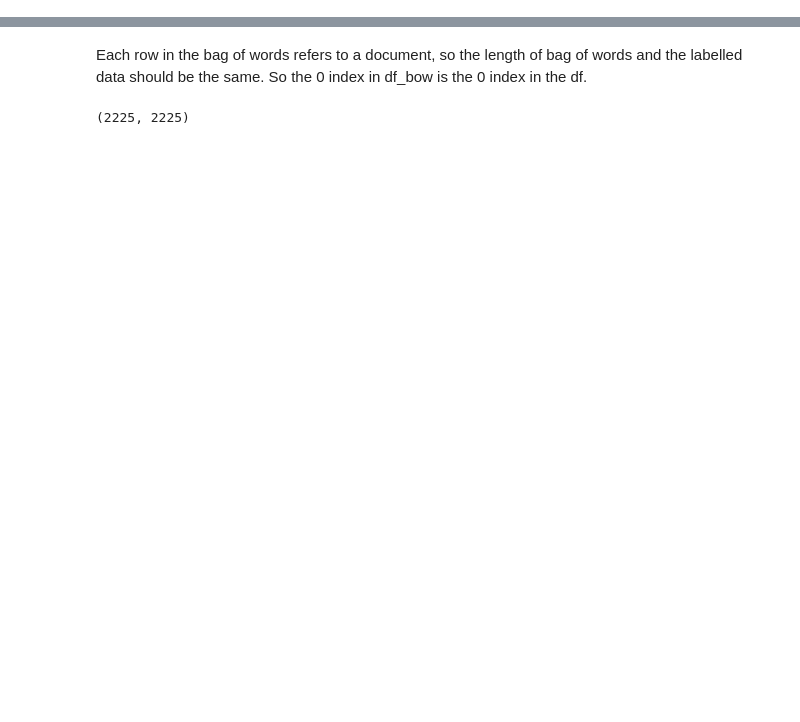
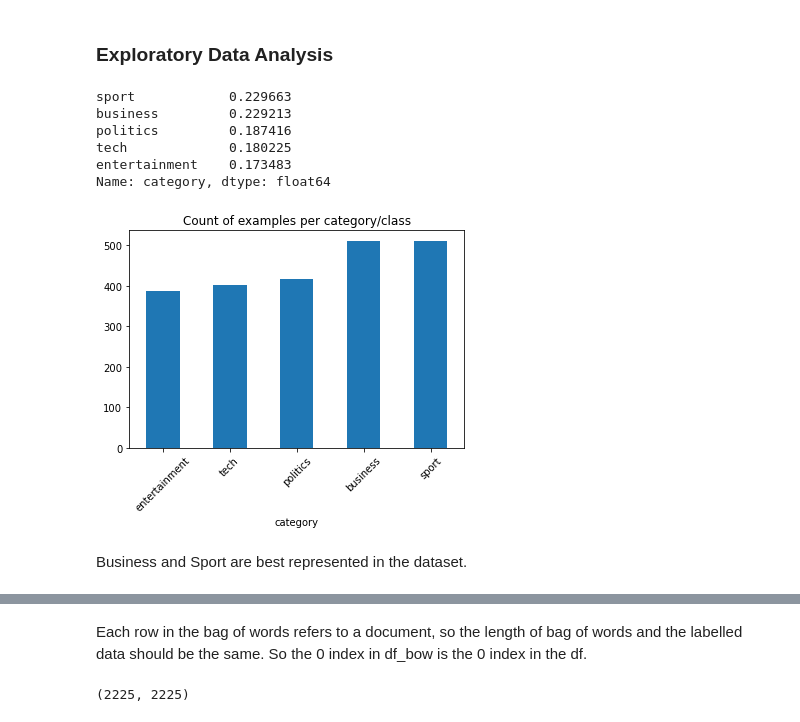
Before and after one commit to datalass1/30-days-of-NLP, a Jupyter notebook: notebooks/20210930-bbc_text_machine_learning.ipynb, the cells around one changed output, grey strips where cells are left out. Drawn from its saved outputs; the diff is of its cells as text; code cells hidden in the pictures; blank space fills up the shorter version.

```diff
--- a/notebooks/20210930-bbc_text_machine_learning.ipynb
+++ b/notebooks/20210930-bbc_text_machine_learning.ipynb
@@ -26,16 +33,0 @@ A final clean to remove digits and single characters
-# %%
-%%time
-to_remove = []
-for i in range(len(df)):
-    doc = ast.literal_eval(df['text'].iloc[i])
-    for word in doc:
-        if any(char.isdigit() for char in word):
-            to_remove.append(word)
-
-df['text'] = [[word for word in ast.literal_eval(doc)
-               if word not in set(to_remove)
-               and len(word) > 1]
-              for doc in df['text']]
-
-display(df.head(1))
-print(f'Number of documents: {len(df)}\nNumber of categories: {df["category"].unique()}')
@@ -48,0 +34,18 @@ Wall time: 1min 57s
+# %% [markdown]
+### Exploratory Data Analysis
+# %%
+(f'Number of documents in dataset: {len(df)}')
+display(df["category"].value_counts()/df.shape[0]) # Class distribution in the dataset
+df.groupby('category').size().sort_values().plot.bar()
+plt.title('Count of examples per category/class')
+plt.xticks(rotation=45);
+# %% [output]
+sport            0.229663
+business         0.229213
+politics         0.187416
+tech             0.180225
+entertainment    0.173483
+Name: category, dtype: float64
+[figure, added]
+# %% [markdown]
+Business and Sport are best represented in the dataset.
```
Also changed, not shown: parts of 28 cells of this notebook.
